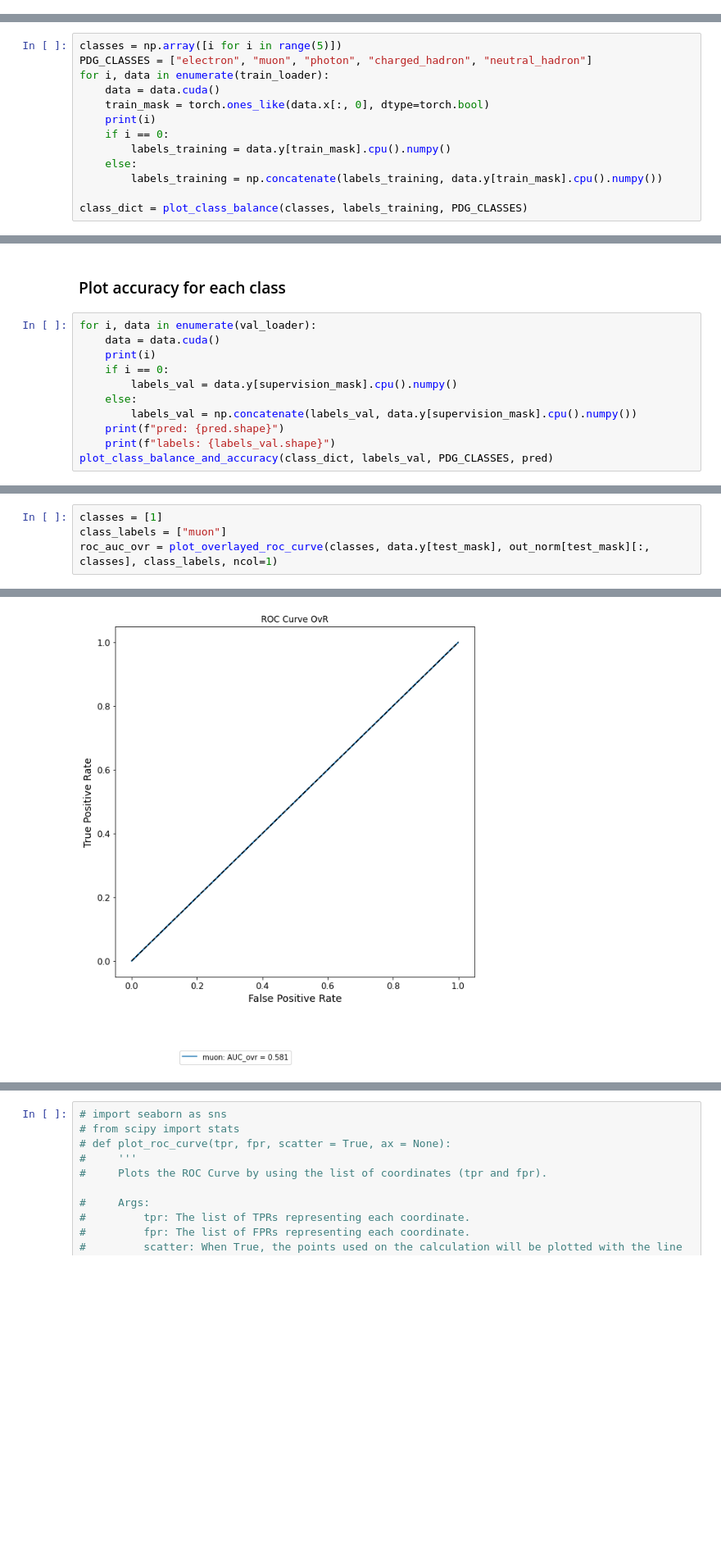
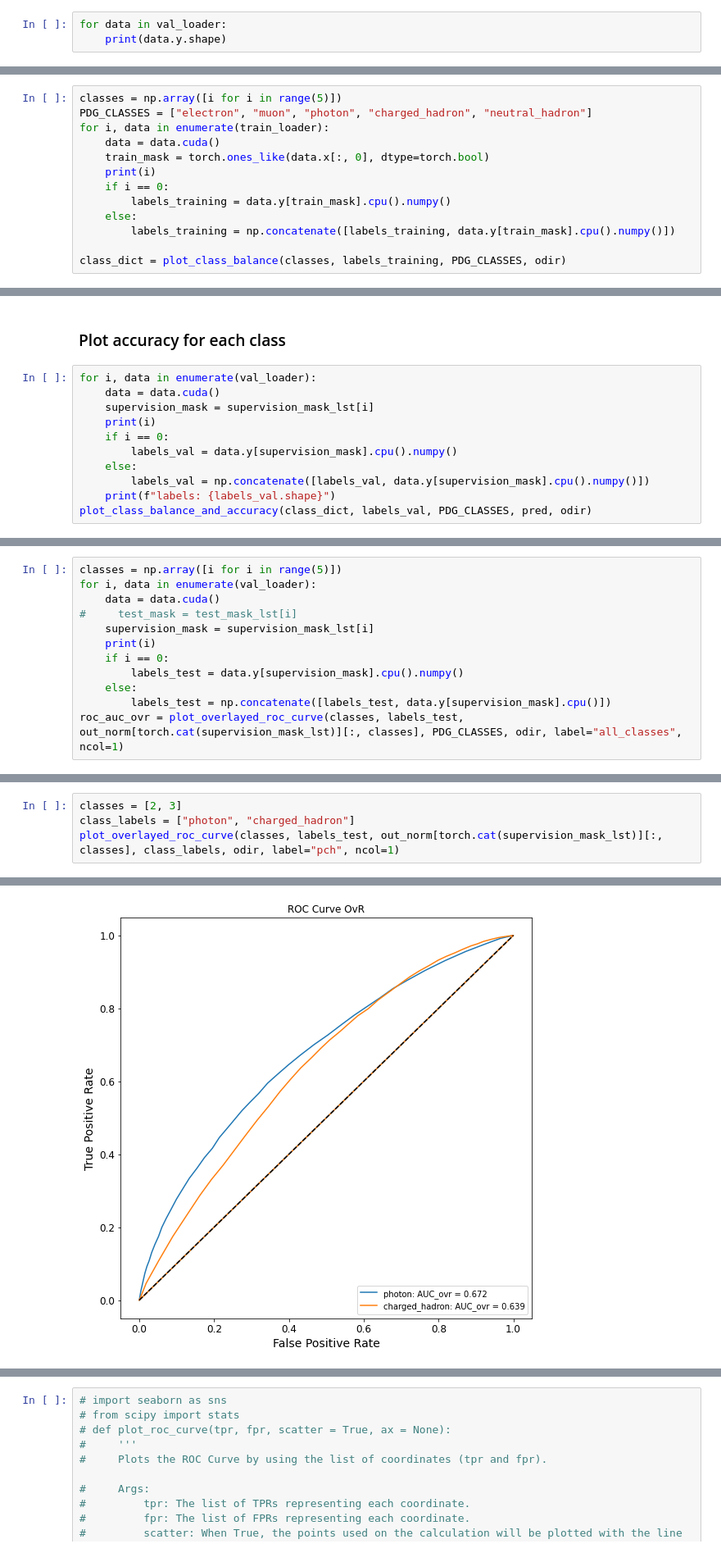
Before and after one commit to JavierZhao/semi-supervised-tests, a Jupyter notebook: Jupyter/ssl_tests_train_model.ipynb, the cells around one changed output, grey strips where cells are left out. Shown at 82% size. Saved outputs shown, nothing was run; the diff lists cells and outputs as text; blank space fills up the shorter version.

Commit message:
updated ssl_tests

```diff
--- a/Jupyter/ssl_tests_train_model.ipynb
+++ b/Jupyter/ssl_tests_train_model.ipynb
@@ -264,0 +269,3 @@ out_norm = m(out)  # the predicted probabilities
+# %%
+for data in val_loader:
+    print(data.y.shape)
@@ -297,8 +320,8 @@ for i, data in enumerate(train_loader):
     if i == 0:
         labels_training = data.y[train_mask].cpu().numpy()
     else:
-        labels_training = np.concatenate(labels_training, data.y[train_mask].cpu().numpy())
+        labels_training = np.concatenate([labels_training, data.y[train_mask].cpu().numpy()])
 
-class_dict = plot_class_balance(classes, labels_training, PDG_CLASSES)
+class_dict = plot_class_balance(classes, labels_training, PDG_CLASSES, odir)
 # %% [output]
 0
@@ -316,13 +341,13 @@ sum(list(class_dict.values()))
 # %%
 for i, data in enumerate(val_loader):
     data = data.cuda()
+    supervision_mask = supervision_mask_lst[i]
     print(i)
     if i == 0:
         labels_val = data.y[supervision_mask].cpu().numpy()
     else:
-        labels_val = np.concatenate(labels_val, data.y[supervision_mask].cpu().numpy())
-    print(f"pred: {pred.shape}")
+        labels_val = np.concatenate([labels_val, data.y[supervision_mask].cpu().numpy()])
     print(f"labels: {labels_val.shape}")
-plot_class_balance_and_accuracy(class_dict, labels_val, PDG_CLASSES, pred)
+plot_class_balance_and_accuracy(class_dict, labels_val, PDG_CLASSES, pred, odir)
 # %% [output]
 0
@@ -335,0 +362,12 @@ labels: (6381,)
+# %%
+classes = np.array([i for i in range(5)])
+for i, data in enumerate(val_loader):
+    data = data.cuda()
+#     test_mask = test_mask_lst[i]
+    supervision_mask = supervision_mask_lst[i]
+    print(i)
+    if i == 0:
+        labels_test = data.y[supervision_mask].cpu().numpy()
+    else:
+        labels_test = np.concatenate([labels_test, data.y[supervision_mask].cpu()])
+roc_auc_ovr = plot_overlayed_roc_curve(classes, labels_test, out_norm[torch.cat(supervision_mask_lst)][:, classes], PDG_CLASSES, odir, label="all_classes", ncol=1)
@@ -336,5 +434,5 @@ labels: (6381,)
 # %%
-classes = [1]
-class_labels = ["muon"]
-roc_auc_ovr = plot_overlayed_roc_curve(classes, data.y[test_mask], out_norm[test_mask][:, classes], class_labels, ncol=1)
+classes = [2, 3]
+class_labels = ["photon", "charged_hadron"]
+plot_overlayed_roc_curve(classes, labels_test, out_norm[torch.cat(supervision_mask_lst)][:, classes], class_labels, odir, label="pch", ncol=1)
 # %% [output]
@@ -342 +441 @@ roc_auc_ovr = plot_overlayed_roc_curve(classes, data.y[test_mask], out_norm[test
-[figure, old version]
+[figure, new version]
```
Also changed, not shown: parts of 25 cells of this notebook, 1 other file.
